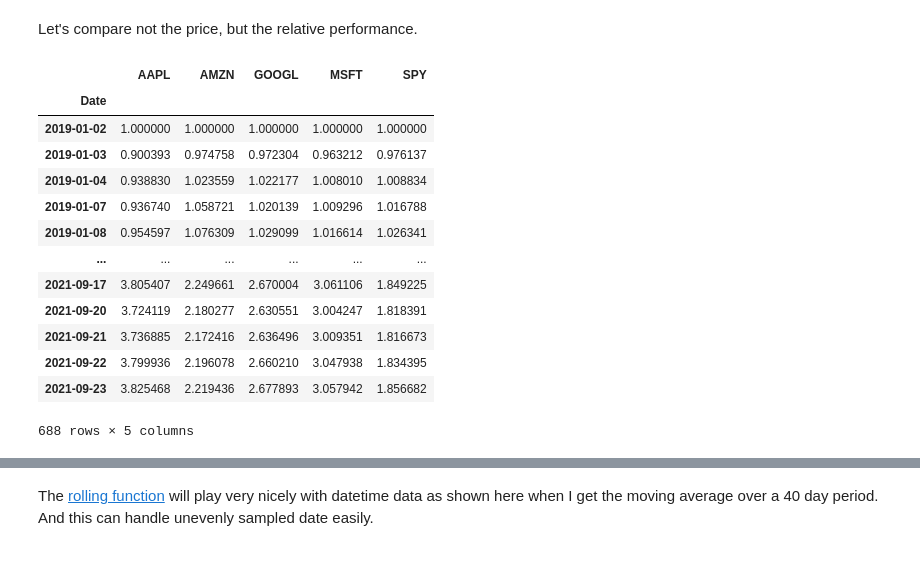
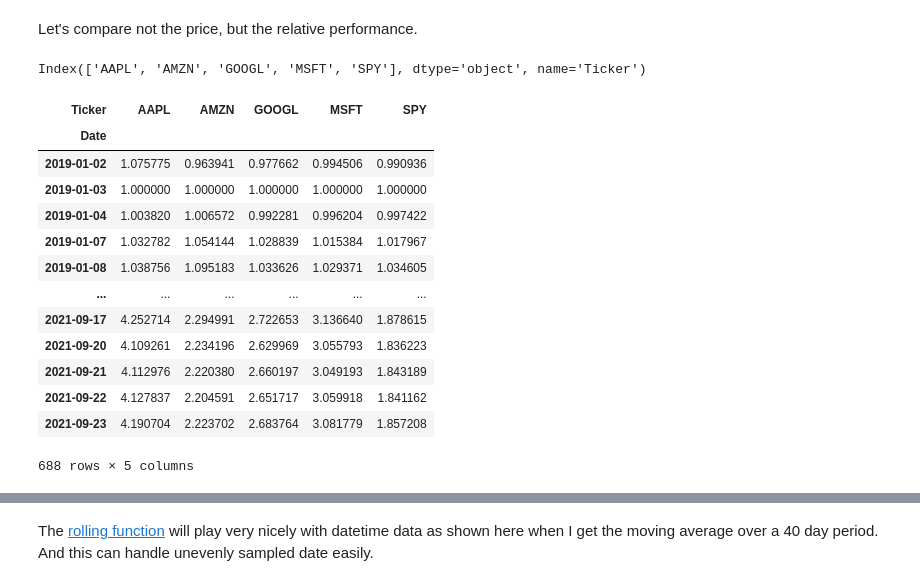
Before and after one commit to annazolina281/CPE018-EMTECH, a Jupyter notebook: Activity_1_NumPy_and_Pandas.ipynb, the cells around one changed output, grey strips where cells are left out. Drawn from its saved outputs; the diff is of its cells as text; code cells hidden in the pictures.

```diff
--- a/Activity_1_NumPy_and_Pandas.ipynb
+++ b/Activity_1_NumPy_and_Pandas.ipynb
@@ -902,23 +891,27 @@ df
 # %% [markdown]
 Let's compare not the price, but the relative performance.
+# %%
+df.columns
+# %% [output]
+Index(['AAPL', 'AMZN', 'GOOGL', 'MSFT', 'SPY'], dtype='object', name='Ticker')
 # %%
-df = df['Adj Close']
-df = df / df.iloc[0]
+df = df['Open']
+df = df / df.iloc[1]
 df
 # %% [output]
-|  | AAPL | AMZN | GOOGL | MSFT | SPY |
+| Ticker | AAPL | AMZN | GOOGL | MSFT | SPY |
 | Date |  |  |  |  |  |
-| 2019-01-02 | 1.000000 | 1.000000 | 1.000000 | 1.000000 | 1.000000 |
-| 2019-01-03 | 0.900393 | 0.974758 | 0.972304 | 0.963212 | 0.976137 |
-| 2019-01-04 | 0.938830 | 1.023559 | 1.022177 | 1.008010 | 1.008834 |
-| 2019-01-07 | 0.936740 | 1.058721 | 1.020139 | 1.009296 | 1.016788 |
-| 2019-01-08 | 0.954597 | 1.076309 | 1.029099 | 1.016614 | 1.026341 |
+| 2019-01-02 | 1.075775 | 0.963941 | 0.977662 | 0.994506 | 0.990936 |
+| 2019-01-03 | 1.000000 | 1.000000 | 1.000000 | 1.000000 | 1.000000 |
+| 2019-01-04 | 1.003820 | 1.006572 | 0.992281 | 0.996204 | 0.997422 |
+| 2019-01-07 | 1.032782 | 1.054144 | 1.028839 | 1.015384 | 1.017967 |
+| 2019-01-08 | 1.038756 | 1.095183 | 1.033626 | 1.029371 | 1.034605 |
 | ... | ... | ... | ... | ... | ... |
-| 2021-09-17 | 3.805407 | 2.249661 | 2.670004 | 3.061106 | 1.849225 |
-| 2021-09-20 | 3.724119 | 2.180277 | 2.630551 | 3.004247 | 1.818391 |
-| 2021-09-21 | 3.736885 | 2.172416 | 2.636496 | 3.009351 | 1.816673 |
-| 2021-09-22 | 3.799936 | 2.196078 | 2.660210 | 3.047938 | 1.834395 |
-| 2021-09-23 | 3.825468 | 2.219436 | 2.677893 | 3.057942 | 1.856682 |
+| 2021-09-17 | 4.252714 | 2.294991 | 2.722653 | 3.136640 | 1.878615 |
+| 2021-09-20 | 4.109261 | 2.234196 | 2.629969 | 3.055793 | 1.836223 |
+| 2021-09-21 | 4.112976 | 2.220380 | 2.660197 | 3.049193 | 1.843189 |
+| 2021-09-22 | 4.127837 | 2.204591 | 2.651717 | 3.059918 | 1.841162 |
+| 2021-09-23 | 4.190704 | 2.223702 | 2.683764 | 3.081779 | 1.857208 |
 688 rows × 5 columns
 # %%
 px.line(df).show()
```
Also changed, not shown: parts of 33 cells of this notebook.
